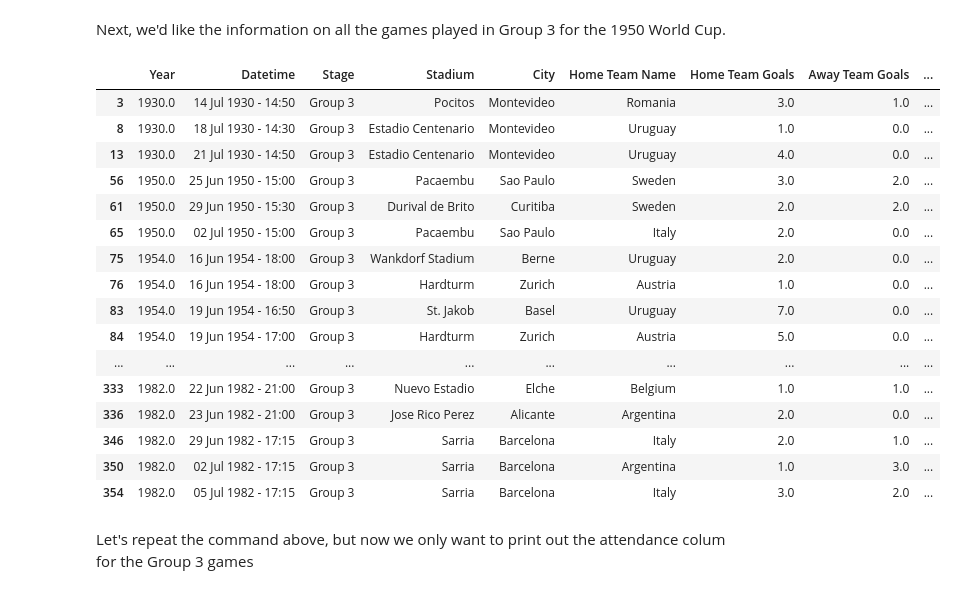
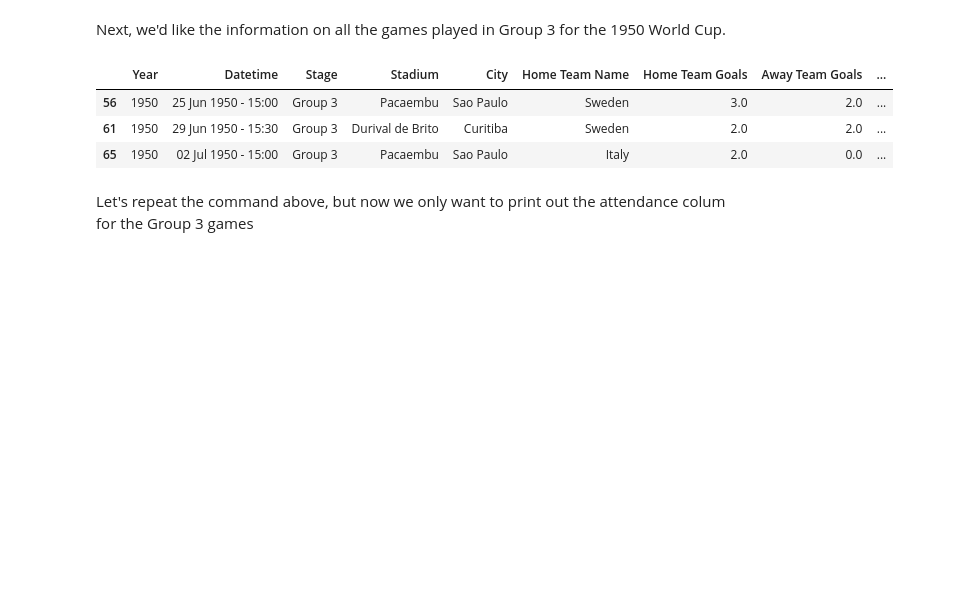
Before and after one commit to GovenFist/dsc-1-03-09-accessing-data-within-pandas-lab-online-ds-sp-000, a Jupyter notebook: index.ipynb, the cells around one changed output. Saved outputs shown, nothing was run; the diff lists cells and outputs as text; code cells hidden in the pictures; blank space fills up the shorter version.

```diff
--- a/index.ipynb
+++ b/index.ipynb
@@ -116,25 +116,12 @@ df.loc[4:9,['Home Team Name', 'Away Team Name']]
 # %% [markdown]
 Next, we'd like the information on all the games played in Group 3 for the 1950 World Cup.
 # %%
-df.loc[df['Stage']=='Group 3',]
+df.loc[(df['Stage']=='Group 3') & (df['Year'] == 1950)]
 # %% [output]
 |  | Year | Datetime | Stage | Stadium | City | Home Team Name | Home Team Goals | Away Team Goals | ... |
-| 3 | 1930.0 | 14 Jul 1930 - 14:50 | Group 3 | Pocitos | Montevideo | Romania | 3.0 | 1.0 | ... |
-| 8 | 1930.0 | 18 Jul 1930 - 14:30 | Group 3 | Estadio Centenario | Montevideo | Uruguay | 1.0 | 0.0 | ... |
-| 13 | 1930.0 | 21 Jul 1930 - 14:50 | Group 3 | Estadio Centenario | Montevideo | Uruguay | 4.0 | 0.0 | ... |
-| 56 | 1950.0 | 25 Jun 1950 - 15:00 | Group 3 | Pacaembu | Sao Paulo | Sweden | 3.0 | 2.0 | ... |
-| 61 | 1950.0 | 29 Jun 1950 - 15:30 | Group 3 | Durival de Brito | Curitiba | Sweden | 2.0 | 2.0 | ... |
-| 65 | 1950.0 | 02 Jul 1950 - 15:00 | Group 3 | Pacaembu | Sao Paulo | Italy | 2.0 | 0.0 | ... |
-| 75 | 1954.0 | 16 Jun 1954 - 18:00 | Group 3 | Wankdorf Stadium | Berne | Uruguay | 2.0 | 0.0 | ... |
-| 76 | 1954.0 | 16 Jun 1954 - 18:00 | Group 3 | Hardturm | Zurich | Austria | 1.0 | 0.0 | ... |
-| 83 | 1954.0 | 19 Jun 1954 - 16:50 | Group 3 | St. Jakob | Basel | Uruguay | 7.0 | 0.0 | ... |
-| 84 | 1954.0 | 19 Jun 1954 - 17:00 | Group 3 | Hardturm | Zurich | Austria | 5.0 | 0.0 | ... |
-| ... | ... | ... | ... | ... | ... | ... | ... | ... | ... |
-| 333 | 1982.0 | 22 Jun 1982 - 21:00 | Group 3 | Nuevo Estadio | Elche | Belgium | 1.0 | 1.0 | ... |
-| 336 | 1982.0 | 23 Jun 1982 - 21:00 | Group 3 | Jose Rico Perez | Alicante | Argentina | 2.0 | 0.0 | ... |
-| 346 | 1982.0 | 29 Jun 1982 - 17:15 | Group 3 | Sarria | Barcelona | Italy | 2.0 | 1.0 | ... |
-| 350 | 1982.0 | 02 Jul 1982 - 17:15 | Group 3 | Sarria | Barcelona | Argentina | 1.0 | 3.0 | ... |
-| 354 | 1982.0 | 05 Jul 1982 - 17:15 | Group 3 | Sarria | Barcelona | Italy | 3.0 | 2.0 | ... |
+| 56 | 1950 | 25 Jun 1950 - 15:00 | Group 3 | Pacaembu | Sao Paulo | Sweden | 3.0 | 2.0 | ... |
+| 61 | 1950 | 29 Jun 1950 - 15:30 | Group 3 | Durival de Brito | Curitiba | Sweden | 2.0 | 2.0 | ... |
+| 65 | 1950 | 02 Jul 1950 - 15:00 | Group 3 | Pacaembu | Sao Paulo | Italy | 2.0 | 0.0 | ... |
 # %% [markdown]
 Let's repeat the command above, but now we only want to print out the attendance colum for the Group 3 games
 # %% [markdown]
```
Also changed, not shown: parts of 2 cells of this notebook.
